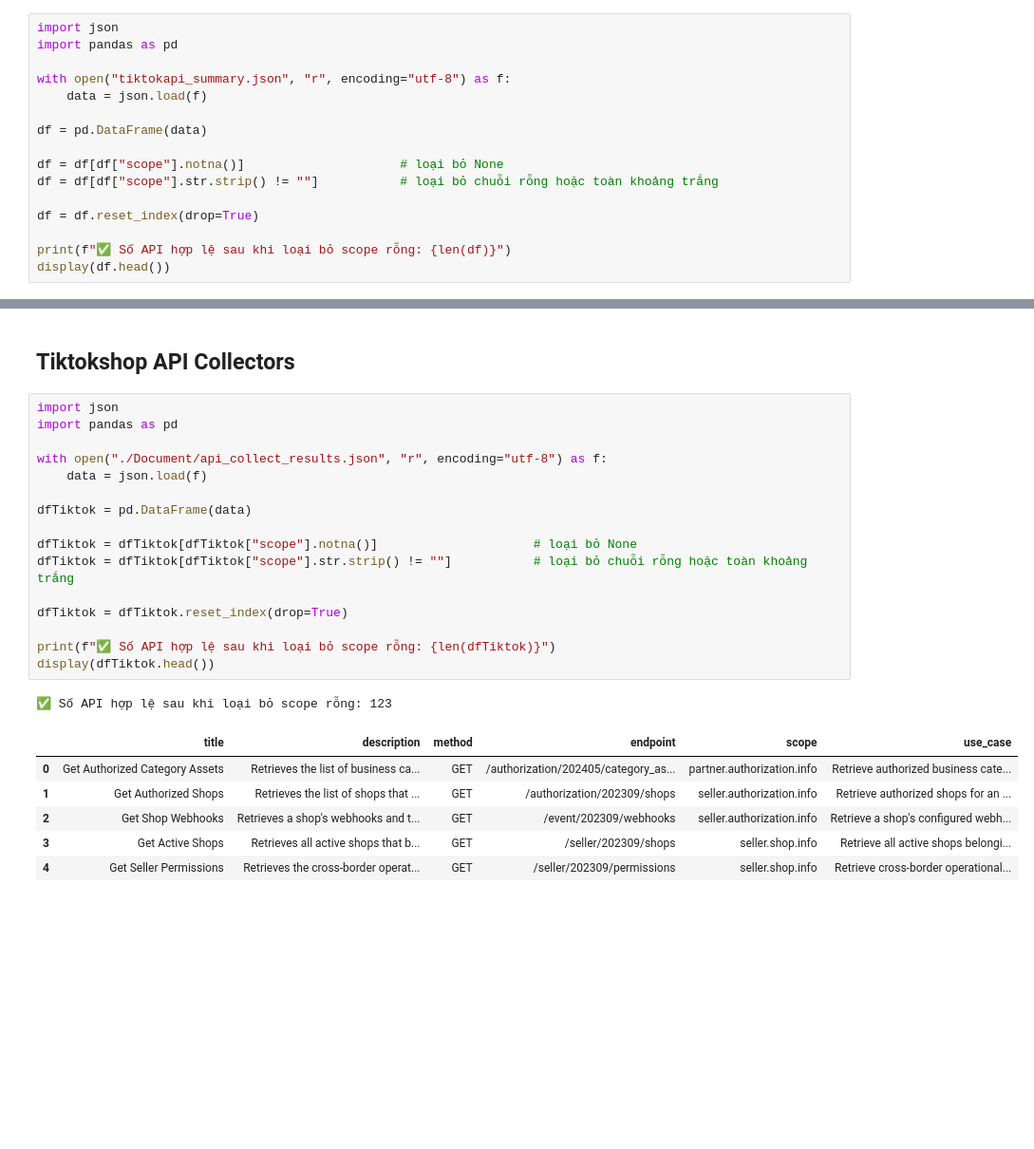
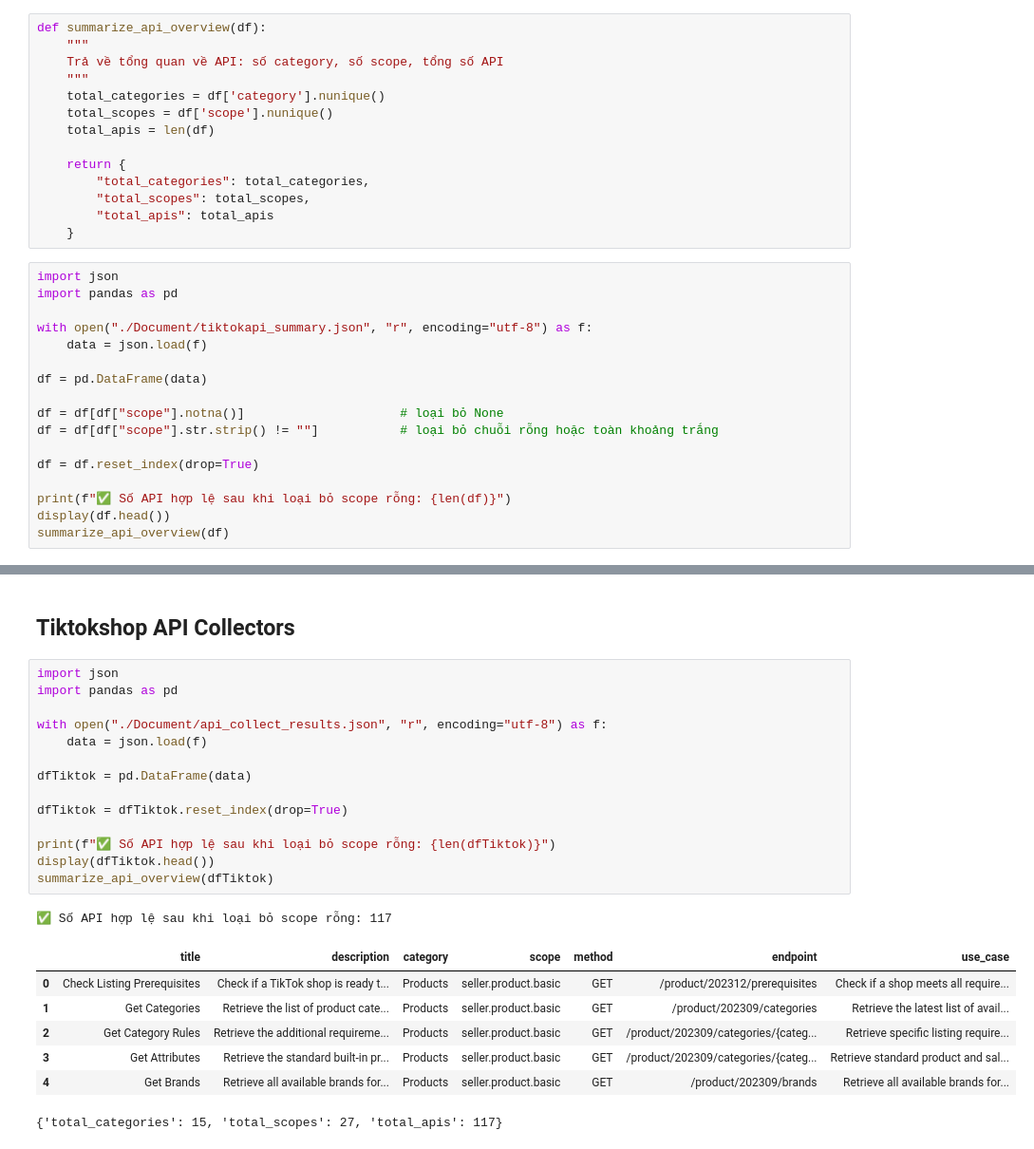
Before and after one commit to BaoInsurtech/TiktokCollector, a Jupyter notebook: statistic.ipynb, the cells around one changed output, grey strips where cells are left out. Shown at 95% size. Saved outputs shown, nothing was run; the diff lists cells and outputs as text; blank space fills up the shorter version.

```diff
--- a/statistic.ipynb
+++ b/statistic.ipynb
@@ -1,10 +1,24 @@
 # %% [markdown]
 # Tiktokshop
+# %%
+def summarize_api_overview(df):
+    """
+    Trả về tổng quan về API: số category, số scope, tổng số API
+    """
+    total_categories = df['category'].nunique()
+    total_scopes = df['scope'].nunique()
+    total_apis = len(df)
+
+    return {
+        "total_categories": total_categories,
+        "total_scopes": total_scopes,
+        "total_apis": total_apis
+    }
 # %%
 import json
 import pandas as pd
 
-with open("tiktokapi_summary.json", "r", encoding="utf-8") as f:
+with open("./Document/tiktokapi_summary.json", "r", encoding="utf-8") as f:
     data = json.load(f)
 
 df = pd.DataFrame(data)
@@ -16,6 +30,7 @@ df = df.reset_index(drop=True)
 
 print(f"✅ Số API hợp lệ sau khi loại bỏ scope rỗng: {len(df)}")
 display(df.head())
+summarize_api_overview(df)
 # %% [output]
 ✅ Số API hợp lệ sau khi loại bỏ scope rỗng: 209
 |  | title | description | scope | method | endpoint | category | use_case |
@@ -73,24 +99,23 @@ display(scope_category_stats.sort_values(by='Count_in_category', ascending=False
 # %%
 import json
 import pandas as pd
 
 with open("./Document/api_collect_results.json", "r", encoding="utf-8") as f:
     data = json.load(f)
 
 dfTiktok = pd.DataFrame(data)
 
-dfTiktok = dfTiktok[dfTiktok["scope"].notna()]                     # loại bỏ None
-dfTiktok = dfTiktok[dfTiktok["scope"].str.strip() != ""]           # loại bỏ chuỗi rỗng hoặc toàn khoảng trắng
-
 dfTiktok = dfTiktok.reset_index(drop=True)
 
 print(f"✅ Số API hợp lệ sau khi loại bỏ scope rỗng: {len(dfTiktok)}")
 display(dfTiktok.head())
+summarize_api_overview(dfTiktok)
 # %% [output]
-✅ Số API hợp lệ sau khi loại bỏ scope rỗng: 123
+✅ Số API hợp lệ sau khi loại bỏ scope rỗng: 117
-|  | title | description | method | endpoint | scope | use_case |
-| 0 | Get Authorized Category Assets | Retrieves the list of business ca... | GET | /authorization/202405/category_as... | partner.authorization.info | Retrieve authorized business cate... |
-| 1 | Get Authorized Shops | Retrieves the list of shops that ... | GET | /authorization/202309/shops | seller.authorization.info | Retrieve authorized shops for an ... |
-| 2 | Get Shop Webhooks | Retrieves a shop's webhooks and t... | GET | /event/202309/webhooks | seller.authorization.info | Retrieve a shop's configured webh... |
-| 3 | Get Active Shops | Retrieves all active shops that b... | GET | /seller/202309/shops | seller.shop.info | Retrieve all active shops belongi... |
-| 4 | Get Seller Permissions | Retrieves the cross-border operat... | GET | /seller/202309/permissions | seller.shop.info | Retrieve cross-border operational... |
+|  | title | description | category | scope | method | endpoint | use_case |
+| 0 | Check Listing Prerequisites | Check if a TikTok shop is ready t... | Products | seller.product.basic | GET | /product/202312/prerequisites | Check if a shop meets all require... |
+| 1 | Get Categories | Retrieve the list of product cate... | Products | seller.product.basic | GET | /product/202309/categories | Retrieve the latest list of avail... |
+| 2 | Get Category Rules | Retrieve the additional requireme... | Products | seller.product.basic | GET | /product/202309/categories/{categ... | Retrieve specific listing require... |
+| 3 | Get Attributes | Retrieve the standard built-in pr... | Products | seller.product.basic | GET | /product/202309/categories/{categ... | Retrieve standard product and sal... |
+| 4 | Get Brands | Retrieve all available brands for... | Products | seller.product.basic | GET | /product/202309/brands | Retrieve all available brands for... |
+{'total_categories': 15, 'total_scopes': 27, 'total_apis': 117}
```
Also changed, not shown: parts of 6 cells of this notebook.
